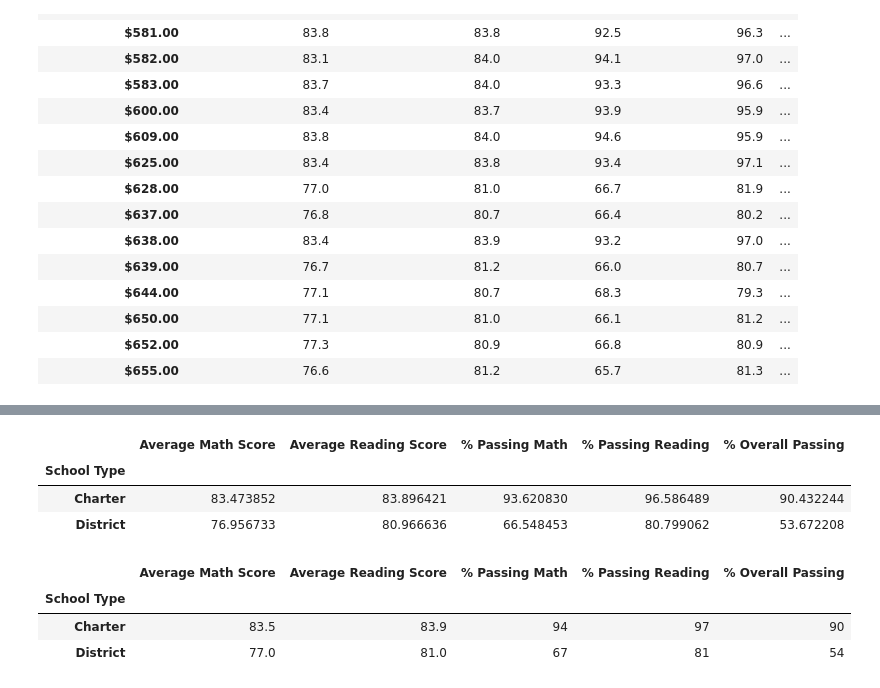
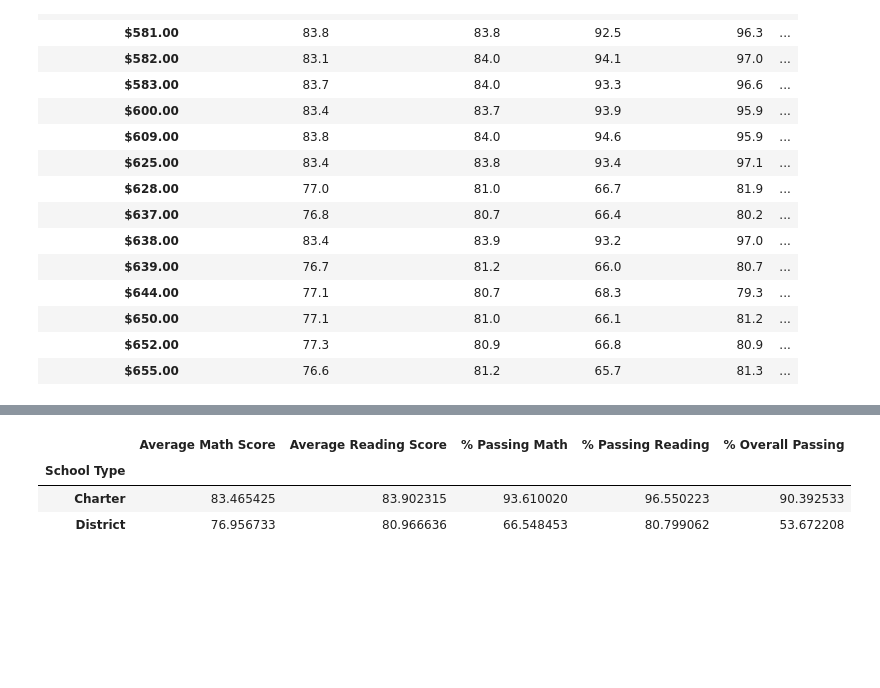
Before and after one commit to SReid704/School_District_Analysis, a Jupyter notebook: PyCitySchools_Challenge.ipynb, the cells around one changed output, grey strips where cells are left out. Cells and saved outputs as stored; diff of their text form; code cells hidden in the pictures; blank space fills up the shorter version.

```diff
--- a/PyCitySchools_Challenge.ipynb
+++ b/PyCitySchools_Challenge.ipynb
@@ -1499,8 +658,0 @@ per_school_summary_df.head()
-# %%
-# Reorder the columns in the order you want them to appear.
-new_column_order = ["School Type", "Total Students", "Total School Budget", "Per Student Budget", "Average Math Score", "Average Reading Score", "% Passing Math", "% Passing Reading", "% Overall Passing"]
-
-# Assign district summary df the new column order.
-per_school_summary_df = per_school_summary_df[new_column_order]
-
-per_school_summary_df.head()
@@ -1818,5 +658,0 @@ group_names = ["<$586", "$586-630", "$631-645", "$646-675"]
-# %%
-# Categorize spending based on the bins.
-per_school_summary_df["Spending Ranges (Per Student)"] = pd.cut(per_school_capita, spending_bins, labels=group_names)
-
-per_school_summary_df
@@ -1901,5 +658,0 @@ group_names = ["Small (<1000)", "Medium (1000-1999)", "Large (2000-5000)"]
-# %%
-# Categorize spending based on the bins.
-per_school_summary_df["School Size"] = pd.cut(per_school_summary_df["Total Students"], size_bins, labels=group_names)
-
-per_school_summary_df.head()
@@ -1970,33 +659,25 @@ type_overall_passing = per_school_summary_df.groupby(["School Type"]).mean()["%
-# %%
-# Assemble into DataFrame.
-type_summary_df = pd.DataFrame({
-          "Average Math Score" : type_math_scores,
-          "Average Reading Score": type_reading_scores,
-          "% Passing Math": type_passing_math,
-          "% Passing Reading": type_passing_reading,
-          "% Overall Passing": type_overall_passing})
-
-type_summary_df
-# %% [output]
-|  | Average Math Score | Average Reading Score | % Passing Math | % Passing Reading | % Overall Passing |
-| School Type |  |  |  |  |  |
-| Charter | 83.473852 | 83.896421 | 93.620830 | 96.586489 | 90.432244 |
-| District | 76.956733 | 80.966636 | 66.548453 | 80.799062 | 53.672208 |
-# %%
-# Formatting
-type_summary_df["Average Math Score"] = type_summary_df["Average Math Score"].map("{:.1f}".format)
-
-type_summary_df["Average Reading Score"] = type_summary_df["Average Reading Score"].map("{:.1f}".format)
-
-type_summary_df["% Passing Math"] = type_summary_df["% Passing Math"].map("{:.0f}".format)
-
-type_summary_df["% Passing Reading"] = type_summary_df["% Passing Reading"].map("{:.0f}".format)
-
-type_summary_df["% Overall Passing"] = type_summary_df["% Overall Passing"].map("{:.0f}".format)
-
-type_summary_df
-# %% [output]
-|  | Average Math Score | Average Reading Score | % Passing Math | % Passing Reading | % Overall Passing |
-| School Type |  |  |  |  |  |
-| Charter | 83.5 | 83.9 | 94 | 97 | 90 |
-| District | 77.0 | 81.0 | 67 | 81 | 54 |
+# %%
+# Calculate averages for the desired columns.
+type_math_scores = per_school_summary_df.groupby(["School Type"]).mean()["Average Math Score"]
+
+type_reading_scores = per_school_summary_df.groupby(["School Type"]).mean()["Average Reading Score"]
+
+type_pass_math = per_school_summary_df.groupby(["School Type"]).mean()["% Passing Math"]
+
+type_pass_reading = per_school_summary_df.groupby(["School Type"]).mean()["% Passing Reading"]
+
+type_overall_pass = per_school_summary_df.groupby(["School Type"]).mean()["% Overall Passing"]
+# %%
+# Assemble into DataFrame.
+summary_type_df = pd.DataFrame ({
+        "Average Math Score": type_math_scores,
+        "Average Reading Score": type_reading_scores,
+        "% Passing Math": type_pass_math,
+        "% Passing Reading": type_pass_reading,
+        "% Overall Passing": type_overall_pass})
+summary_type_df
+# %% [output]
+|  | Average Math Score | Average Reading Score | % Passing Math | % Passing Reading | % Overall Passing |
+| School Type |  |  |  |  |  |
+| Charter | 83.465425 | 83.902315 | 93.610020 | 96.550223 | 90.392533 |
+| District | 76.956733 | 80.966636 | 66.548453 | 80.799062 | 53.672208 |
```
Also changed, not shown: parts of 116 cells of this notebook.
